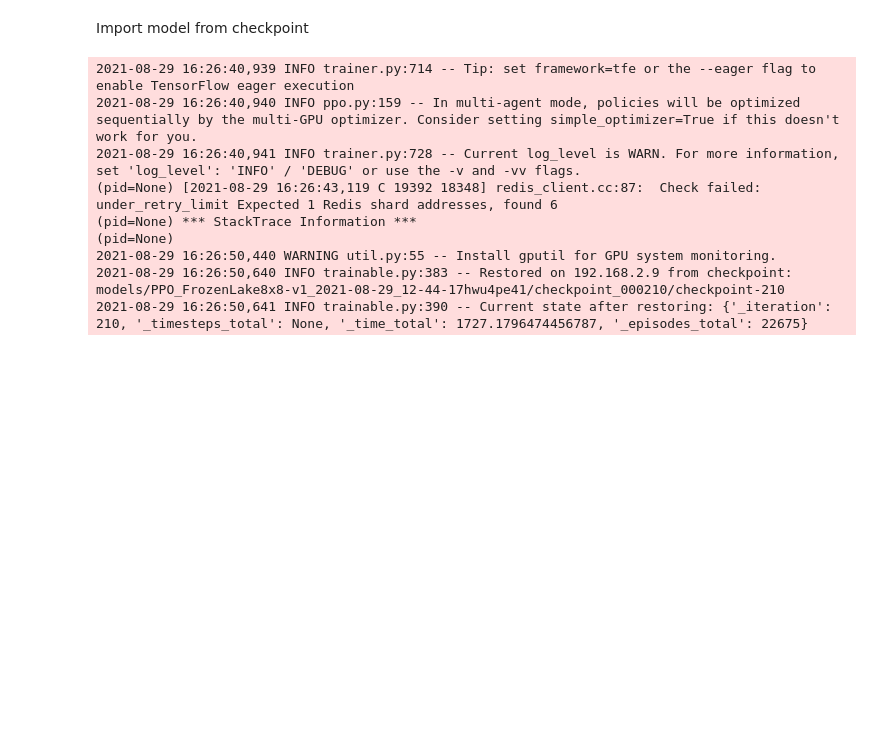
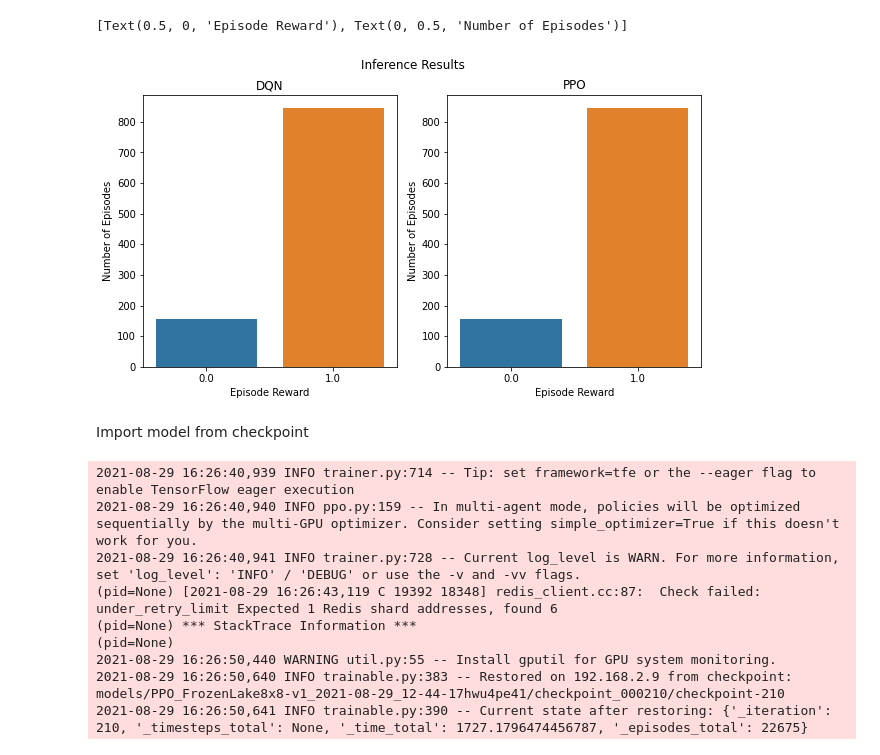
Before and after one commit to Morsias/FrozenLake, a Jupyter notebook: show_results.ipynb, the cells around one changed output. Cells and saved outputs as stored; diff of their text form; code cells hidden in the pictures; blank space fills up the shorter version.

```diff
--- a/show_results.ipynb
+++ b/show_results.ipynb
@@ -22,3 +32,17 @@ sns.countplot(x='EpisodeReward', data=run_results)
+# %%
+fig, axes = plt.subplots(1, 2, figsize=(10,5))
+fig.suptitle('Inference Results')
+sns.countplot(ax=axes[0], data=infer_results, x='EpisodeReward')
+sns.countplot(ax=axes[1], data=infer_results, x='EpisodeReward')
+axes[0].set_title("DQN")
+axes[0].set(xlabel='Episode Reward', ylabel='Number of Episodes')
+axes[0].set_ylim(0,1000)
+axes[1].set_title("PPO")
+axes[1].set(xlabel='Episode Reward', ylabel='Number of Episodes')
+axes[0].set_ylim(0,1000)
+# %% [output]
+[Text(0.5, 0, 'Episode Reward'), Text(0, 0.5, 'Number of Episodes')]
+[figure, added]
 # %% [markdown]
 Import model from checkpoint
 # %%
```
Also changed, not shown: parts of 7 cells of this notebook, 1 other file.
